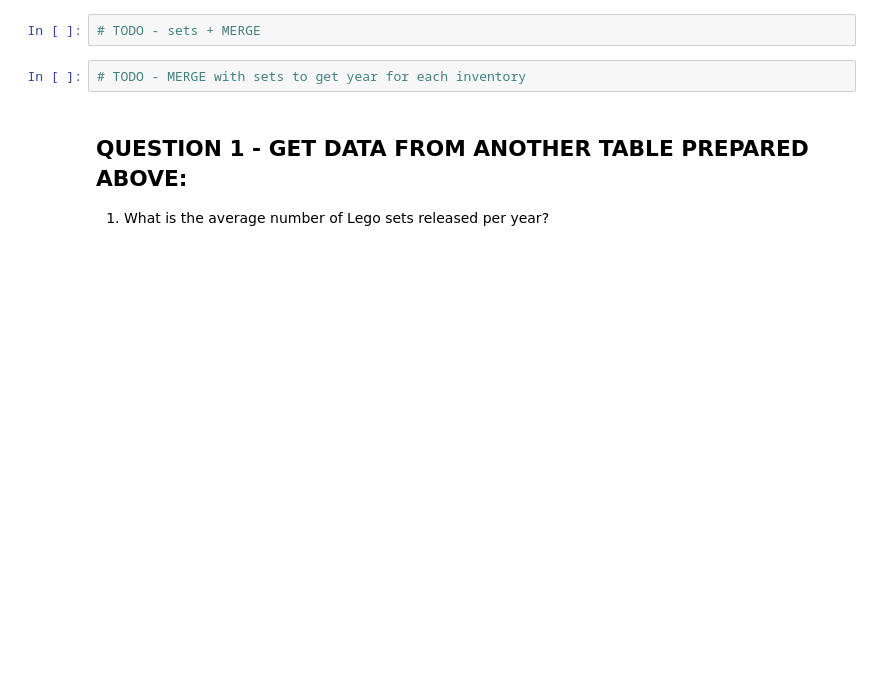
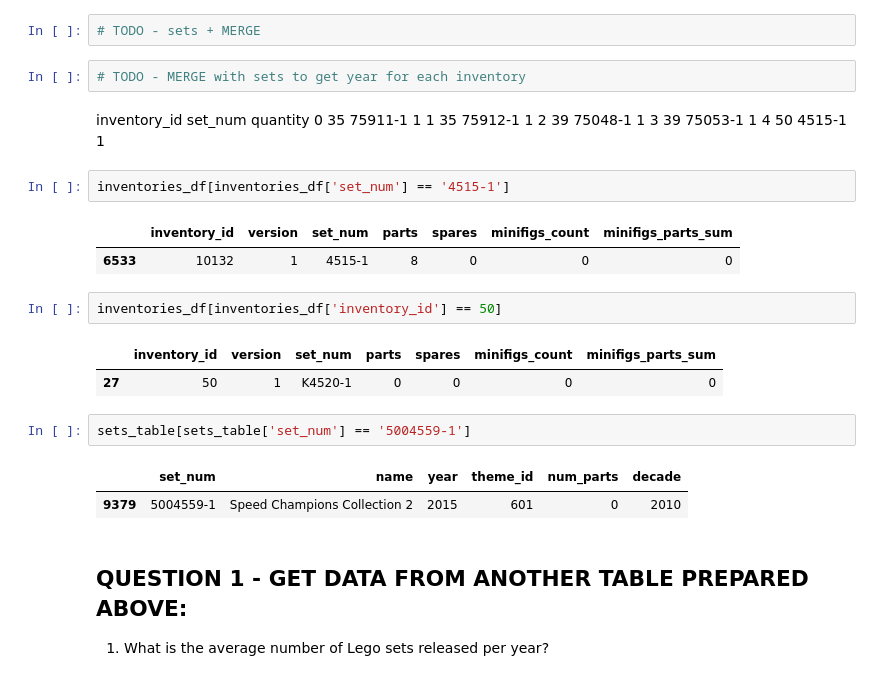
Before and after one commit to katarzynaadamczyk/data_analysis, a Jupyter notebook: lego_bricks/lego_analysis_prepare_dataframes.ipynb, the cells around one changed output. Saved outputs shown, nothing was run; the diff lists cells and outputs as text; blank space fills up the shorter version.

```diff
--- a/lego_bricks/lego_analysis_prepare_dataframes.ipynb
+++ b/lego_bricks/lego_analysis_prepare_dataframes.ipynb
@@ -470,6 +470,29 @@ inventories_df[~inventories_df['set_num'].isin(sets_table['set_num'].unique())]
 # TODO - sets + MERGE
 # %%
 # TODO - MERGE with sets to get year for each inventory
+# %% [markdown]
+
+   inventory_id  set_num  quantity
+0            35  75911-1         1
+1            35  75912-1         1
+2            39  75048-1         1
+3            39  75053-1         1
+4            50   4515-1         1
+# %%
+inventories_df[inventories_df['set_num'] == '4515-1']
+# %% [output]
+|  | inventory_id | version | set_num | parts | spares | minifigs_count | minifigs_parts_sum |
+| 6533 | 10132 | 1 | 4515-1 | 8 | 0 | 0 | 0 |
+# %%
+inventories_df[inventories_df['inventory_id'] == 50]
+# %% [output]
+|  | inventory_id | version | set_num | parts | spares | minifigs_count | minifigs_parts_sum |
+| 27 | 50 | 1 | K4520-1 | 0 | 0 | 0 | 0 |
+# %%
+sets_table[sets_table['set_num'] == '5004559-1']
+# %% [output]
+|  | set_num | name | year | theme_id | num_parts | decade |
+| 9379 | 5004559-1 | Speed Champions Collection 2 | 2015 | 601 | 0 | 2010 |
 # %% [markdown]
 ## QUESTION 1 - GET DATA FROM ANOTHER TABLE PREPARED ABOVE:
 1. What is the average number of Lego sets released per year?
```
Also changed, not shown: parts of 3 cells of this notebook.
